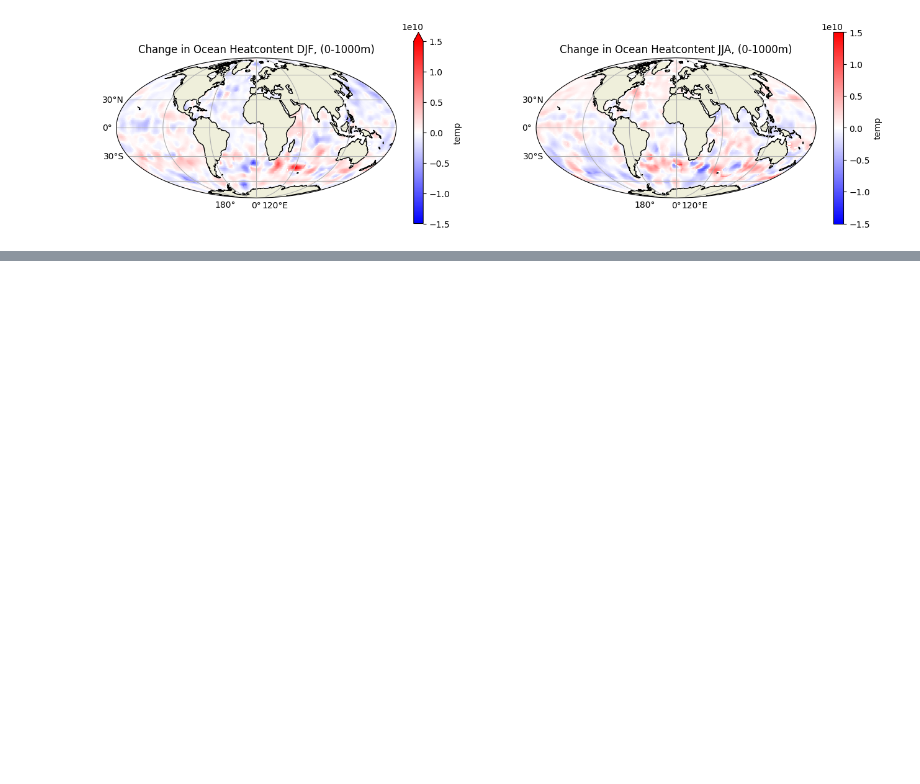
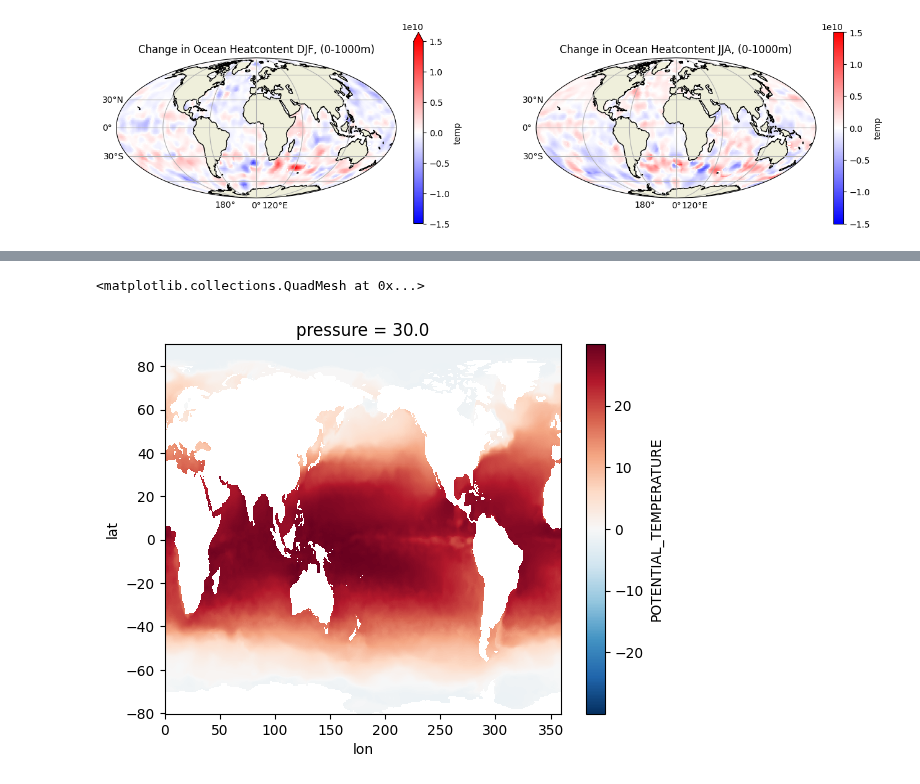
Before and after one commit to JRethemeier/Thermohaline-Circulation, a Jupyter notebook: Assignment2/Assignment2.ipynb, the cells around one changed output, grey strips where cells are left out. Cells and saved outputs as stored; diff of their text form; code cells hidden in the pictures; blank space fills up the shorter version.

```diff
--- a/Assignment2/Assignment2.ipynb
+++ b/Assignment2/Assignment2.ipynb
@@ -128,0 +150,15 @@ plt.show()
+# %%
+mimoc_dimensions = mimoc.set_coords([
+        "LATITUDE", "LONGITUDE", "PRESSURE",
+    ]).set_index(indexes={
+        "LAT":"LATITUDE", "LONG": "LONGITUDE", "PRES": "PRESSURE",
+    }).rename_dims({
+        "LAT":"lat", "LONG":"lon", "PRES":"pressure"
+    }).rename_vars({
+        "LAT":"lat", "LONG":"lon", "PRES":"pressure"
+    })
+
+mimoc_dimensions.POTENTIAL_TEMPERATURE.sel(pressure=30, method="nearest").plot()
+# %% [output]
+<matplotlib.collections.QuadMesh at 0x...>
+[figure, added]
```
Also changed, not shown: parts of 13 cells of this notebook, 1 other file.
